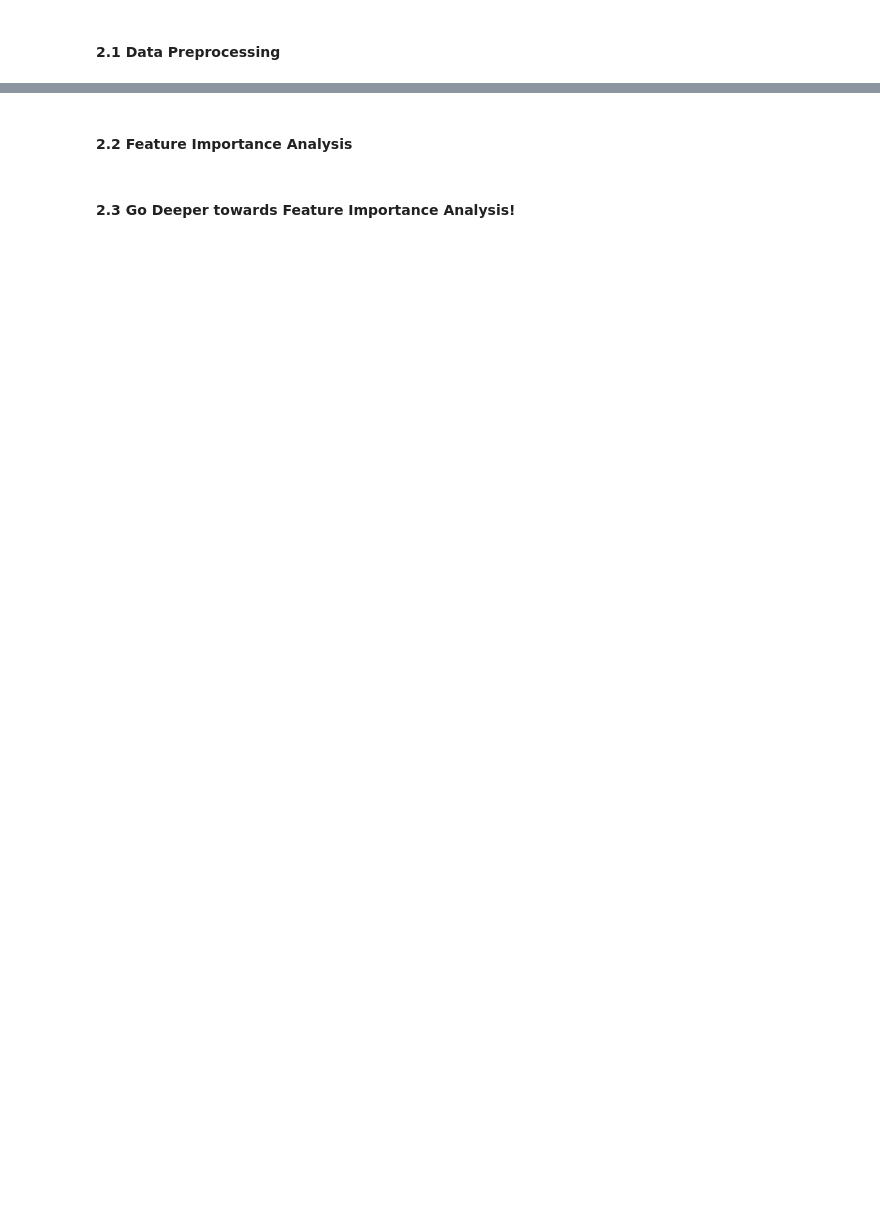
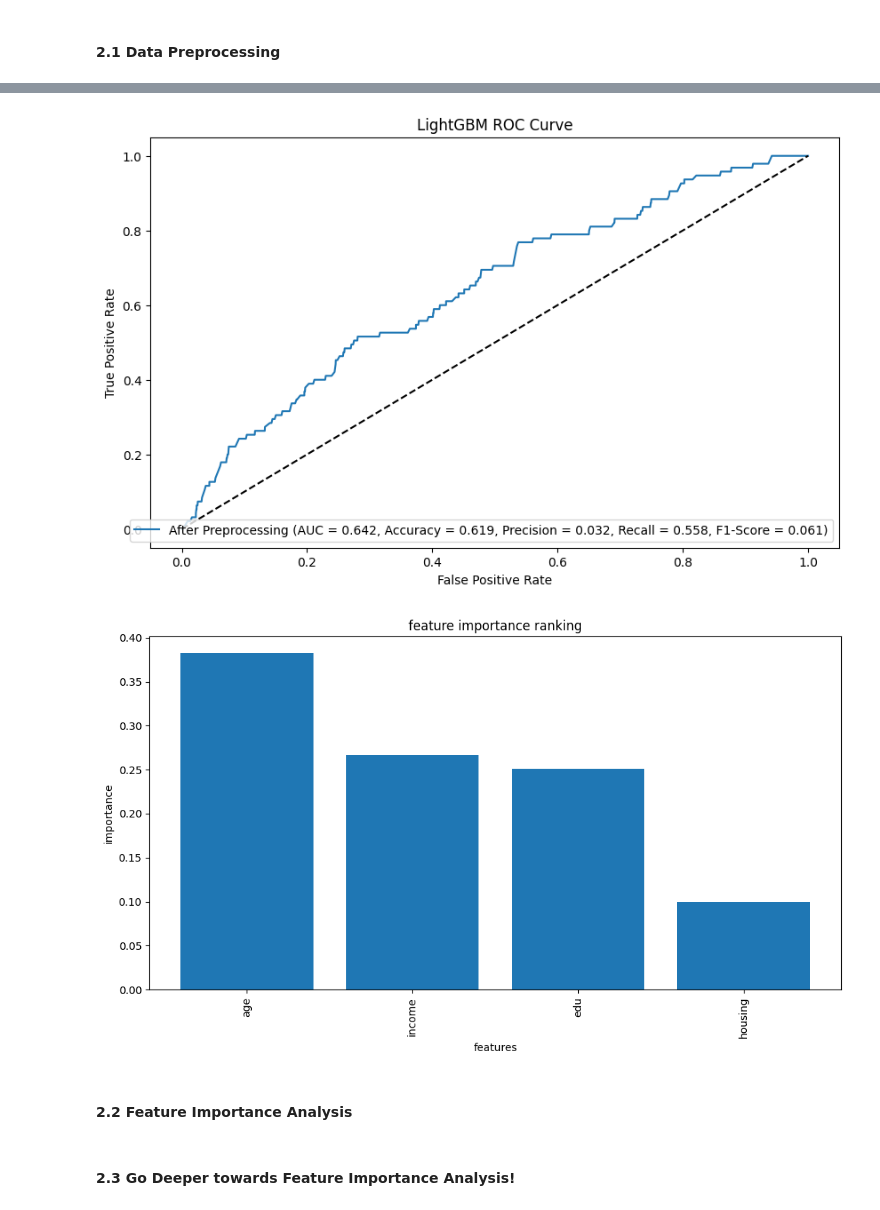
Before and after one commit to yeyechen/HKU-MFIN7034-ML, a Jupyter notebook: coursework_3.ipynb, the cells around one changed output, grey strips where cells are left out. Drawn from its saved outputs; the diff is of its cells as text; code cells hidden in the pictures; blank space fills up the shorter version.

```diff
--- a/coursework_3.ipynb
+++ b/coursework_3.ipynb
@@ -641,3 +719,12 @@ print(tabulate(
+# %%
+auc_score, best_gbm = run_lightgbm(
+    credit_risk_processed_df.drop(["default_label", "past_bad_credit", "gender", "job_occupation", "married"], axis=1),
+    credit_risk_processed_df["default_label"],
+    model_name="After Preprocessing"
+)
+# %% [output]
+[figure, added]
+[figure, added]
 # %% [markdown]
 #### 2.2 Feature Importance Analysis
 # %% [markdown]
```
Also changed, not shown: parts of 14 cells of this notebook.
